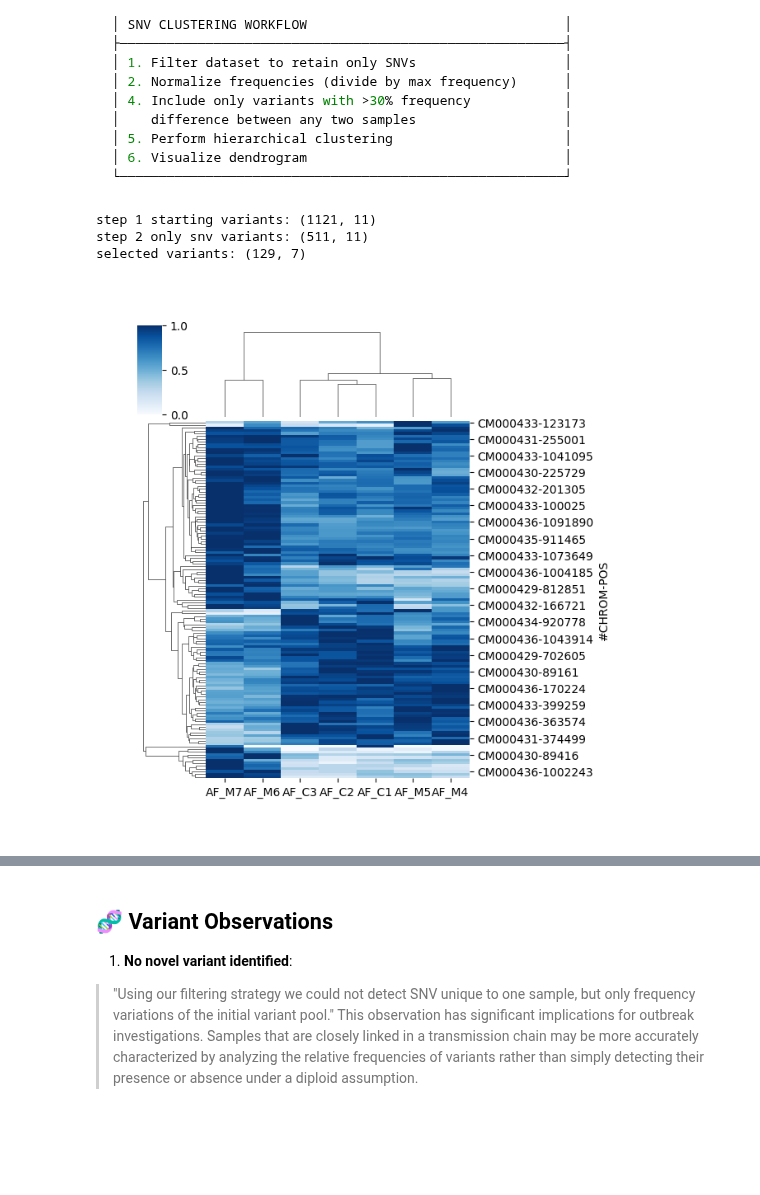
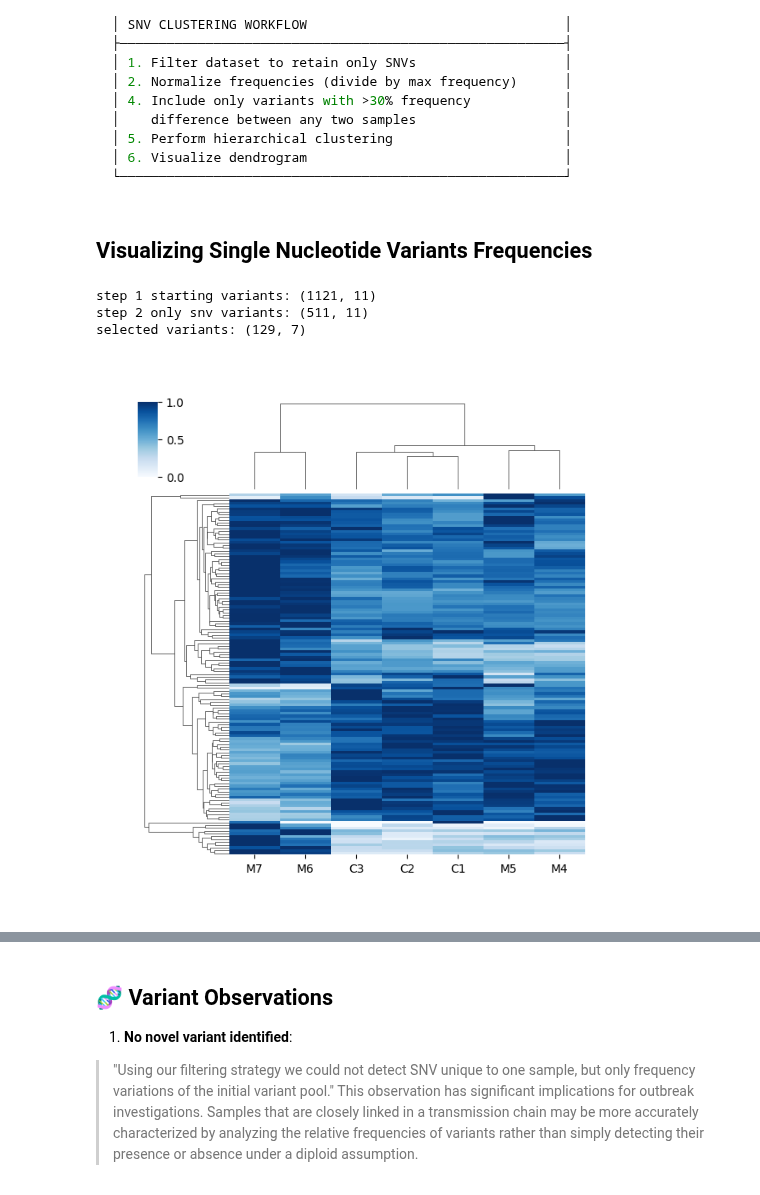
Before and after one commit to mtinti/cryptosporidium_host_adaptation, a Jupyter notebook: nbs/index.ipynb, the cells around one changed output, grey strips where cells are left out. Saved outputs shown, nothing was run; the diff lists cells and outputs as text; code cells hidden in the pictures; blank space fills up the shorter version.

````diff
--- a/nbs/index.ipynb
+++ b/nbs/index.ipynb
@@ -247,24 +253,29 @@ plt.show()
 │ 6. Visualize dendrogram                                 │
 └─────────────────────────────────────────────────────────┘
 ```
+# %% [markdown]
+## Visualizing Single Nucleotide Variants Frequencies
 # %%
 data=pd.read_csv('../data/allele_frequencies.tsv',sep='\t')
 print(f'step 1 starting variants: {data.shape}')
 data=data[(data['ALT'].str.len()==1)]
 print(f'step 2 only snv variants: {data.shape}')
 
 clustering_data = data[['#CHROM','POS','AF_M7', 'AF_M5', 'AF_M6', 'AF_M4','AF_C3', 'AF_C2', 'AF_C1']]
 clustering_data=clustering_data.set_index(['#CHROM','POS'])
 clustering_data = clustering_data.divide(clustering_data.max(axis=1),axis=0)
 clustering_max=clustering_data.max(axis=1)
 clustering_min=clustering_data.min(axis=1)
 clustering_data = clustering_data[(clustering_max-clustering_min)>0.3]
+clustering_data.columns = ['M7', 'M5', 'M6', 'M4','C3', 'C2', 'C1']
+clustering_data=clustering_data.reset_index(drop=True)
 print('selected variants:', clustering_data.shape)
-sns.clustermap(clustering_data,cmap='Blues',figsize=(6,6))
+g = sns.clustermap(clustering_data,cmap='Blues',figsize=(6,6),cbar_pos=(0.02, 0.82, 0.04, 0.15))
+g.fig.axes[2].set_yticks([])
 plt.savefig('../data/Allele_Frequency_SNVs.svg')
 plt.savefig('../data/Allele_Frequency_SNVs.png')
 # %% [output]
 step 1 starting variants: (1121, 11)
 step 2 only snv variants: (511, 11)
 selected variants: (129, 7)
-[figure, old version]
+[figure, new version]
````
Also changed, not shown: parts of 38 cells of this notebook, 18 other files.
